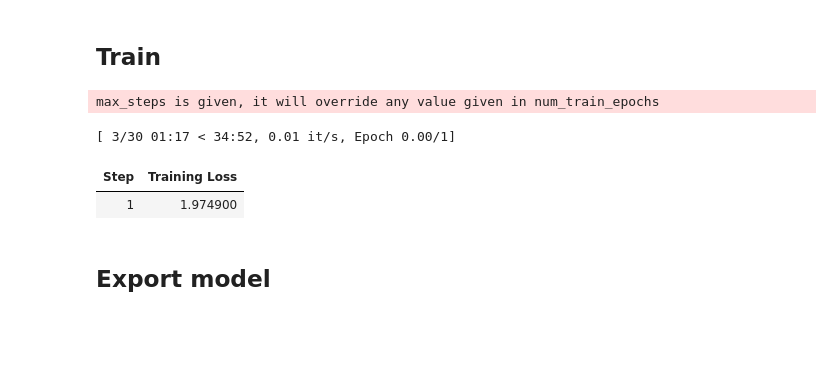
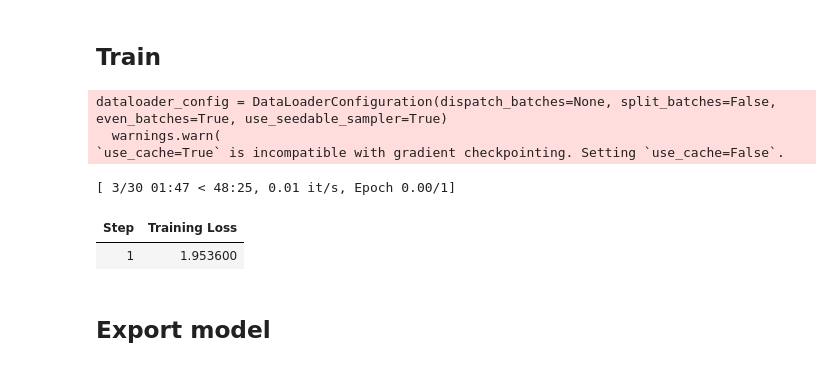
Before and after one commit to Tuchsanai/AIMaster-seagate-training-2024, a Jupyter notebook: Day4/tuning-LLM/typhoon-fine-tuning-based-line.ipynb, the cells around one changed output. Saved outputs shown, nothing was run; the diff lists cells and outputs as text; code cells hidden in the pictures; blank space fills up the shorter version.

```diff
--- a/Day4/tuning-LLM/typhoon-fine-tuning-based-line.ipynb
+++ b/Day4/tuning-LLM/typhoon-fine-tuning-based-line.ipynb
@@ -107,13 +102,13 @@ LlamaForCausalLM(
 from peft import LoraConfig, get_peft_model
 
 config = LoraConfig(
-    r=32,
-    lora_alpha=64,
+    r=16,
+    lora_alpha=32,
     target_modules="all-linear",
 #     target_modules=["lm_head"],
     lora_dropout=0.05,
     bias="none",
-    #task_type="CAUSAL_LM"
+    task_type="CAUSAL_LM"
 )
 
 model = get_peft_model(model, config)
@@ -125,6 +120,7 @@ trainable params: 83886080 || all params: 4624486400 || trainable%: 1.8139545182
 
 I parsed into `# Instruction: # Input: # Response:` also I added `<answer></answer>` xml and response but you may modify it. I just like this way :D
 # %%
+import os
 import re
 from datasets import load_dataset
 
@@ -157,8 +153,8 @@ Act as a doctor and response the input question from a patient in Thai language
 
 # parse(data["train"]["text"][0])
 # data.map(lambda )
-data = data.map(lambda samples: parse(samples["text"]))
-data = data.map(lambda samples: tokenizer(samples["spec"]), batched=True)
+data = data.map(lambda samples: parse(samples["text"]), batch_size=8,num_proc=os.cpu_count())
+data = data.map(lambda samples: tokenizer(samples["spec"]), batched=True, batch_size=8,num_proc=os.cpu_count())
 # %%
 data
 # %% [output]
@@ -208,44 +204,47 @@ torch.cuda.empty_cache()
 # Set the padding token for the tokenizer
 tokenizer.pad_token = tokenizer.eos_token
 
 # Define the data collator
 data_collator = DataCollatorForLanguageModeling(tokenizer, mlm=False)
 
 # Set up the training arguments
 training_args = TrainingArguments(
-    per_device_train_batch_size=5,  # Adjusted batch size
-    gradient_accumulation_steps=16,  # Adjust gradient accumulation steps
+    per_device_train_batch_size=12,  # Adjusted batch size
+    gradient_accumulation_steps=4,  # Adjust gradient accumulation steps
     max_steps=30,
-    learning_rate=4e-5,
-    fp16=True,
+    learning_rate=1e-5,
     logging_steps=1,
     output_dir="outputs",
     optim="paged_adamw_8bit",
     load_best_model_at_end=True,
     save_strategy="no"
+
 )
 
 # Define the trainer
 trainer = Trainer(
     model=model,
     train_dataset=data["train"],
     args=training_args,
     data_collator=data_collator
+
 )
 
-# Disable caching to silence warnings (enable for inference)
-model.config.use_cache = False
+# # Disable caching to silence warnings (enable for inference)
+# model.config.use_cache = False
 
-# Enable gradient checkpointing for memory efficiency
-model.gradient_checkpointing_enable()
+# # Enable gradient checkpointing for memory efficiency
+# model.gradient_checkpointing_enable()
 
 # Train the model
 trainer.train()
 # %% [output]
-max_steps is given, it will override any value given in num_train_epochs
+dataloader_config = DataLoaderConfiguration(dispatch_batches=None, split_batches=False, even_batches=True, use_seedable_sampler=True)
+  warnings.warn(
+`use_cache=True` is incompatible with gradient checkpointing. Setting `use_cache=False`.
-[ 3/30 01:17 < 34:52, 0.01 it/s, Epoch 0.00/1]
+[ 3/30 01:47 < 48:25, 0.01 it/s, Epoch 0.00/1]
 | Step | Training Loss |
-| 1 | 1.974900 |
+| 1 | 1.953600 |
 # %% [markdown]
 ## Export model
 # %%
```
Also changed, not shown: parts of 2 cells of this notebook.
